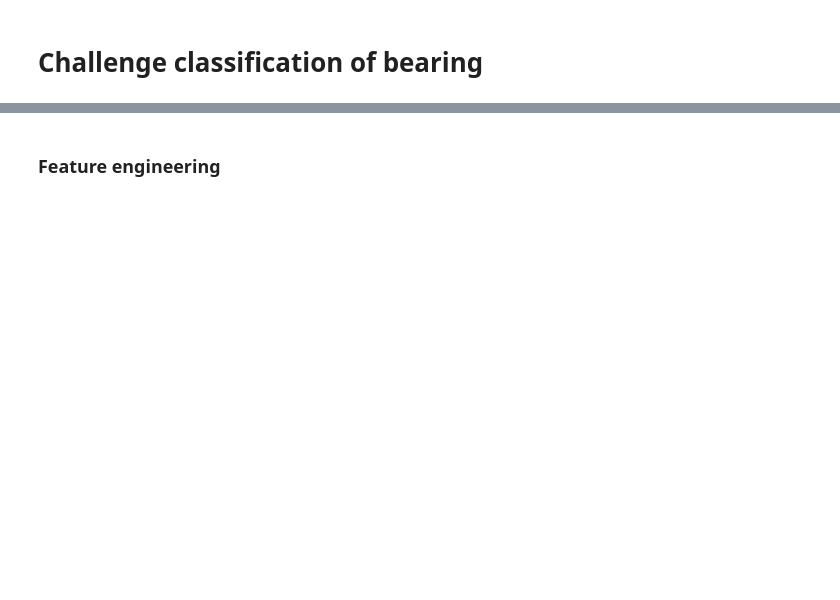
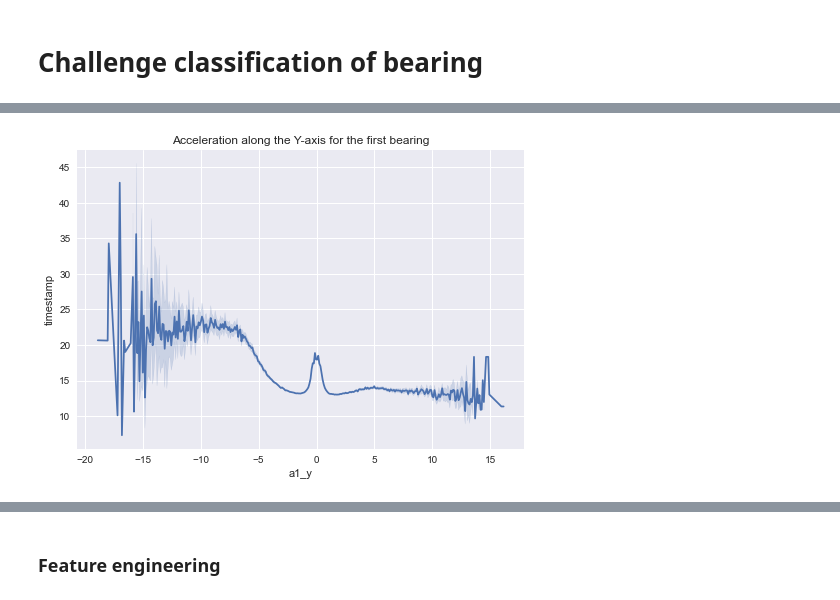
Before and after one commit to JayeshItaliya86/challenge-classification, a Jupyter notebook: bearing_challenge_classification.ipynb, the cells around one changed output, grey strips where cells are left out. Saved outputs shown, nothing was run; the diff lists cells and outputs as text; code cells hidden in the pictures; blank space fills up the shorter version.

```diff
--- a/bearing_challenge_classification.ipynb
+++ b/bearing_challenge_classification.ipynb
@@ -36,0 +94,7 @@ origin_set = pd.read_csv("assets/bearing_signals.csv", skipinitialspace=True)
+# %%
+# To see the acceleration along the Y-axis for the first bearing and timestamp
+sns.lineplot(data = origin_set, x='a1_y', y='timestamp')
+plt.title('Acceleration along the Y-axis for the first bearing')
+plt.show()
+# %% [output]
+[figure, added]
```
Also changed, not shown: parts of 45 cells of this notebook.
